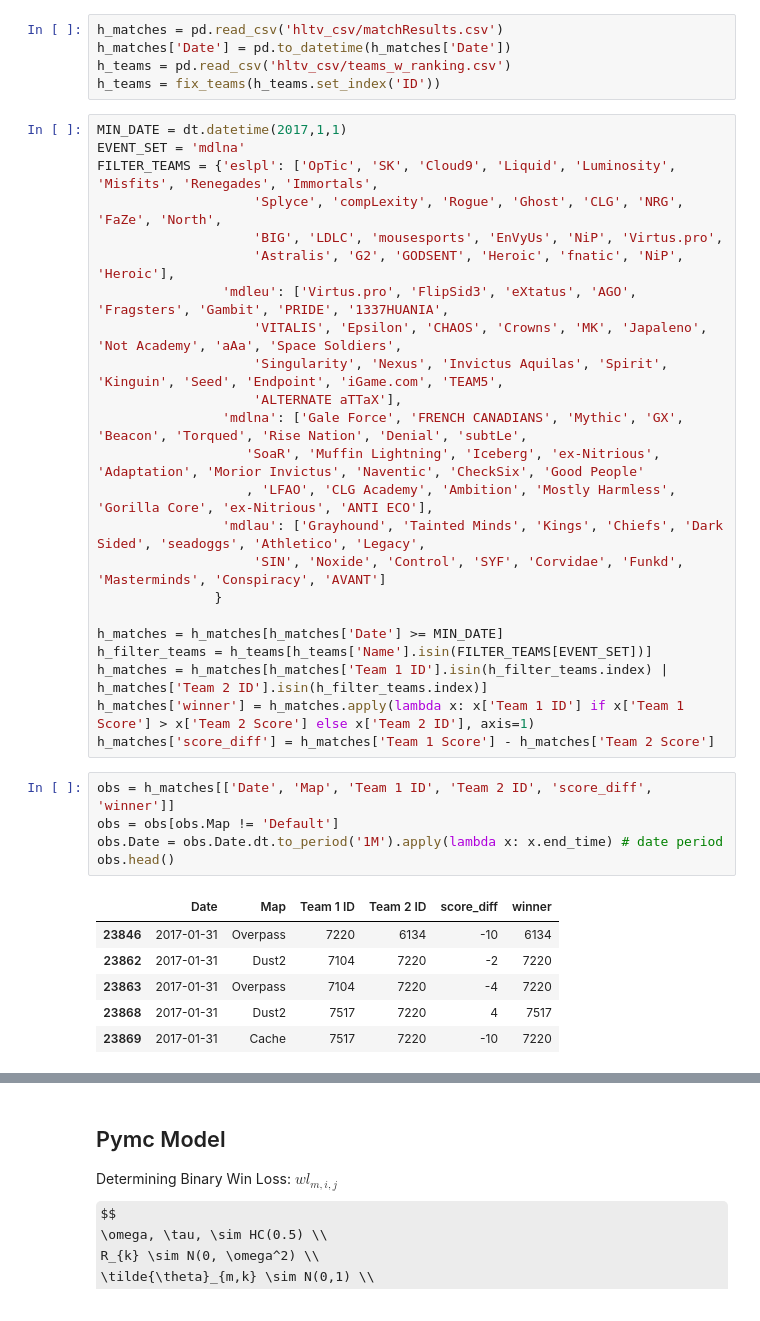
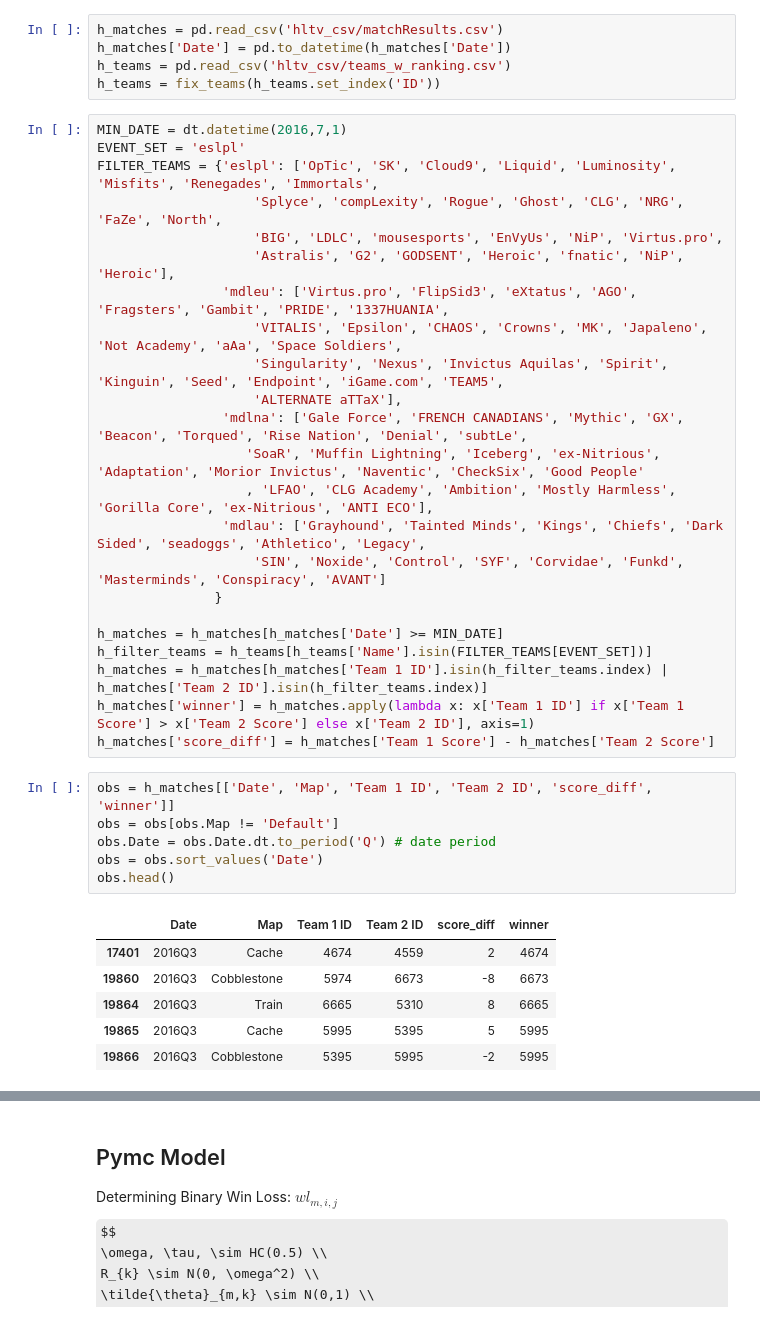
Before and after one commit to Liam-F/cs-rating, a Jupyter notebook: wl_model/wlbet_team_time_model.ipynb, the cells around one changed output, grey strips where cells are left out. Saved outputs shown, nothing was run; the diff lists cells and outputs as text; some formulas as TeX source.

```diff
--- a/wl_model/wlbet_team_time_model.ipynb
+++ b/wl_model/wlbet_team_time_model.ipynb
@@ -18,8 +18,8 @@ h_matches['Date'] = pd.to_datetime(h_matches['Date'])
 h_teams = pd.read_csv('hltv_csv/teams_w_ranking.csv')
 h_teams = fix_teams(h_teams.set_index('ID'))
 # %%
-MIN_DATE = dt.datetime(2017,1,1)
-EVENT_SET = 'mdlna'
+MIN_DATE = dt.datetime(2016,7,1)
+EVENT_SET = 'eslpl'
 FILTER_TEAMS = {'eslpl': ['OpTic', 'SK', 'Cloud9', 'Liquid', 'Luminosity', 'Misfits', 'Renegades', 'Immortals',
                     'Splyce', 'compLexity', 'Rogue', 'Ghost', 'CLG', 'NRG', 'FaZe', 'North',
                     'BIG', 'LDLC', 'mousesports', 'EnVyUs', 'NiP', 'Virtus.pro',
@@ -43,15 +43,16 @@ h_matches['score_diff'] = h_matches['Team 1 Score'] - h_matches['Team 2 Score']
 # %%
 obs = h_matches[['Date', 'Map', 'Team 1 ID', 'Team 2 ID', 'score_diff', 'winner']]
 obs = obs[obs.Map != 'Default']
-obs.Date = obs.Date.dt.to_period('1M').apply(lambda x: x.end_time) # date period
+obs.Date = obs.Date.dt.to_period('Q') # date period
+obs = obs.sort_values('Date')
 obs.head()
 # %% [output]
 |  | Date | Map | Team 1 ID | Team 2 ID | score_diff | winner |
-| 23846 | 2017-01-31 | Overpass | 7220 | 6134 | -10 | 6134 |
-| 23862 | 2017-01-31 | Dust2 | 7104 | 7220 | -2 | 7220 |
-| 23863 | 2017-01-31 | Overpass | 7104 | 7220 | -4 | 7220 |
-| 23868 | 2017-01-31 | Dust2 | 7517 | 7220 | 4 | 7517 |
-| 23869 | 2017-01-31 | Cache | 7517 | 7220 | -10 | 7220 |
+| 17401 | 2016Q3 | Cache | 4674 | 4559 | 2 | 4674 |
+| 19860 | 2016Q3 | Cobblestone | 5974 | 6673 | -8 | 6673 |
+| 19864 | 2016Q3 | Train | 6665 | 5310 | 8 | 6665 |
+| 19865 | 2016Q3 | Cache | 5995 | 5395 | 5 | 5995 |
+| 19866 | 2016Q3 | Cobblestone | 5395 | 5995 | -2 | 5995 |
 # %%
 teams = np.sort(np.unique(np.concatenate([h_matches['Team 1 ID'], h_matches['Team 2 ID']])))
 maps = obs.Map.unique()
```
Also changed, not shown: parts of 11 cells of this notebook.
